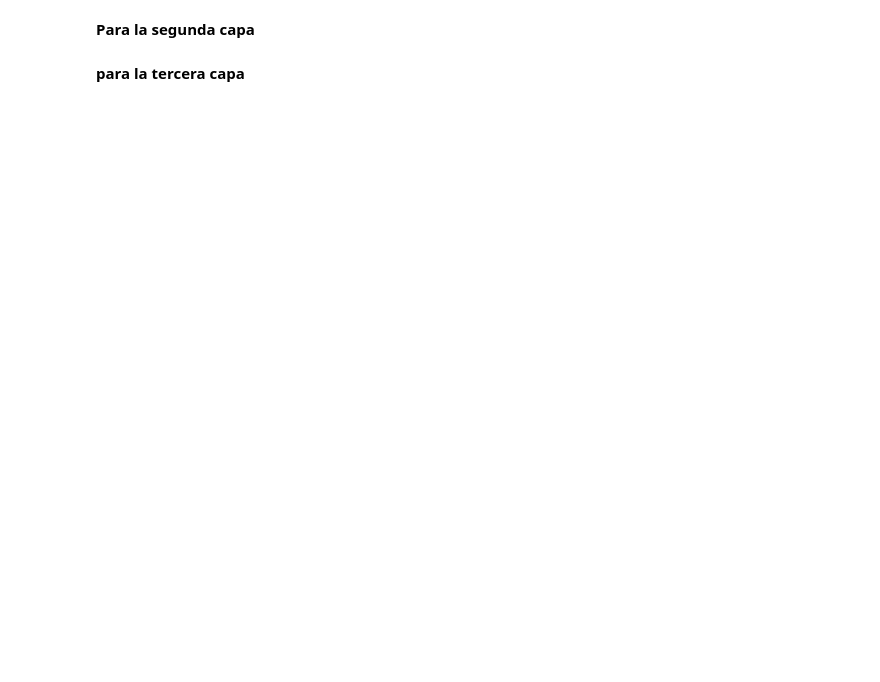
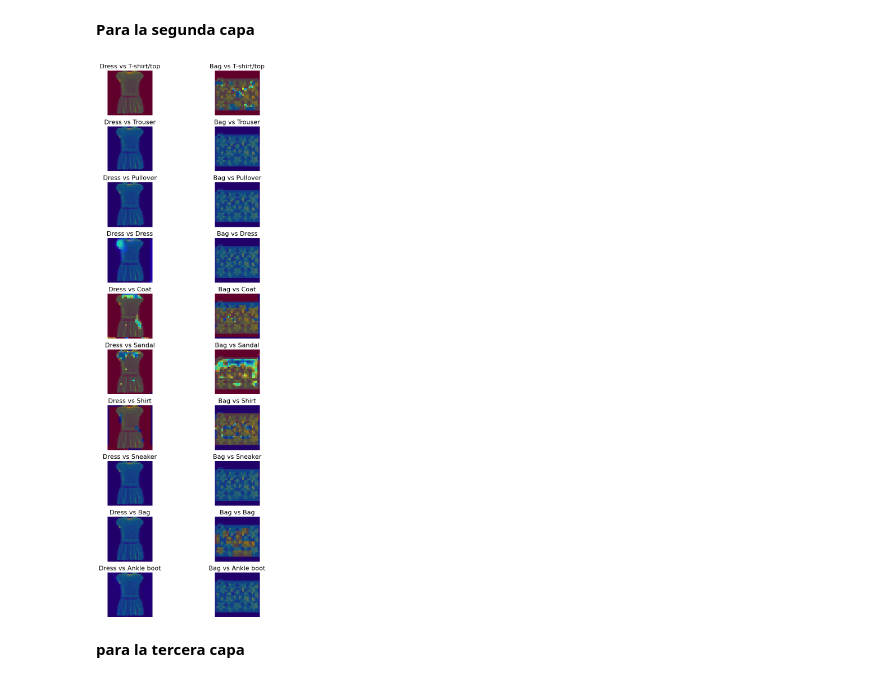
Before and after one commit to juansebastiangit/Inteligencia_artificial, a Jupyter notebook: Parciales/Parcial_1/parcial-1-sección-practica.ipynb, the cells around one changed output. Saved outputs shown, nothing was run; the diff lists cells and outputs as text; code cells hidden in the pictures; blank space fills up the shorter version.

```diff
--- a/Parciales/Parcial_1/parcial-1-sección-practica.ipynb
+++ b/Parciales/Parcial_1/parcial-1-sección-practica.ipynb
@@ -633,2 +604,7 @@ plt.show()
+# %%
+lcam_= generate_cams(img_titles,classes,gradcam,images,"Conv2")
+plot_heatmaps(lcam_,img_titles,classes,images)
+# %% [output]
+[figure, added]
 # %% [markdown]
 **para la tercera capa**
```
Also changed, not shown: parts of 18 cells of this notebook.
